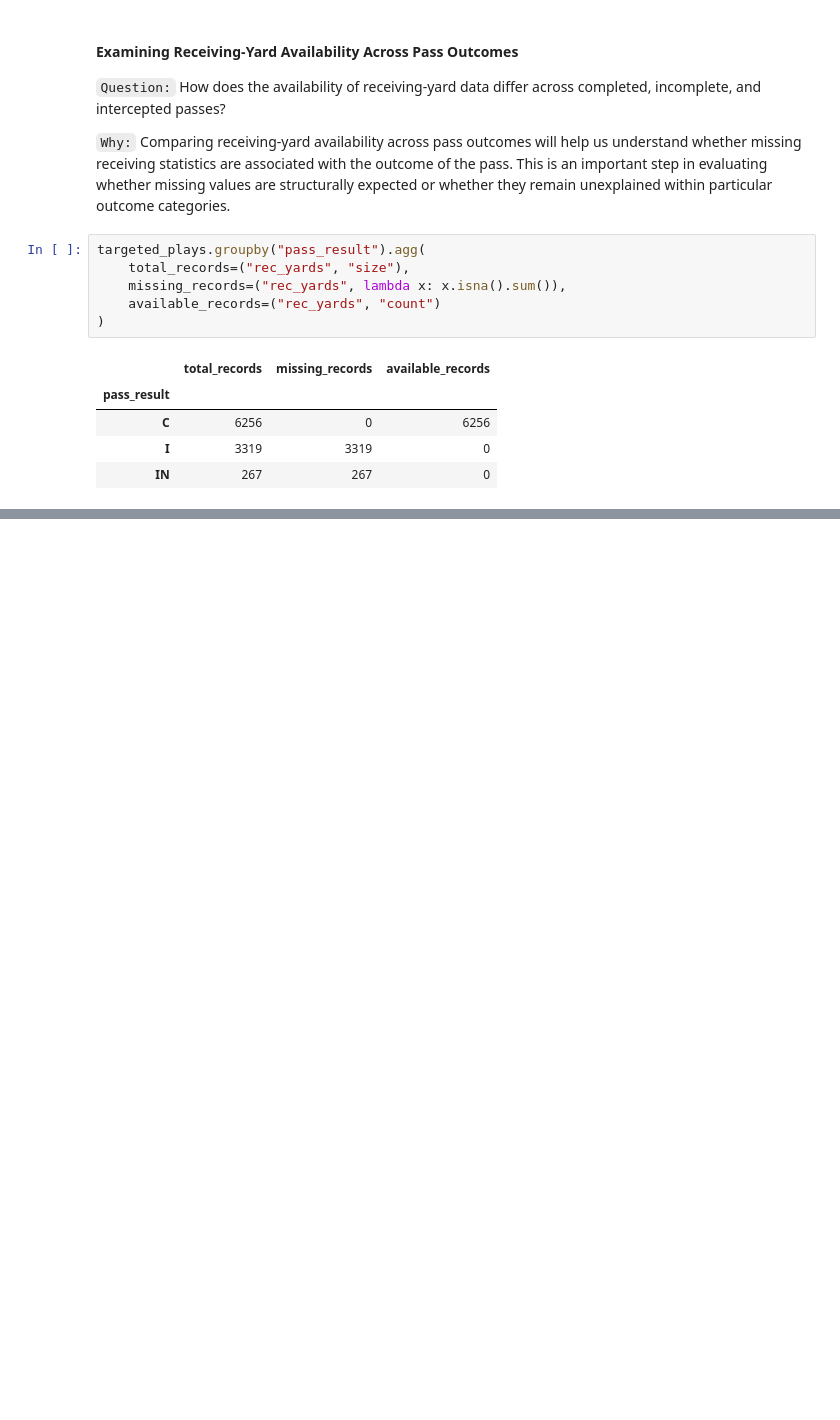
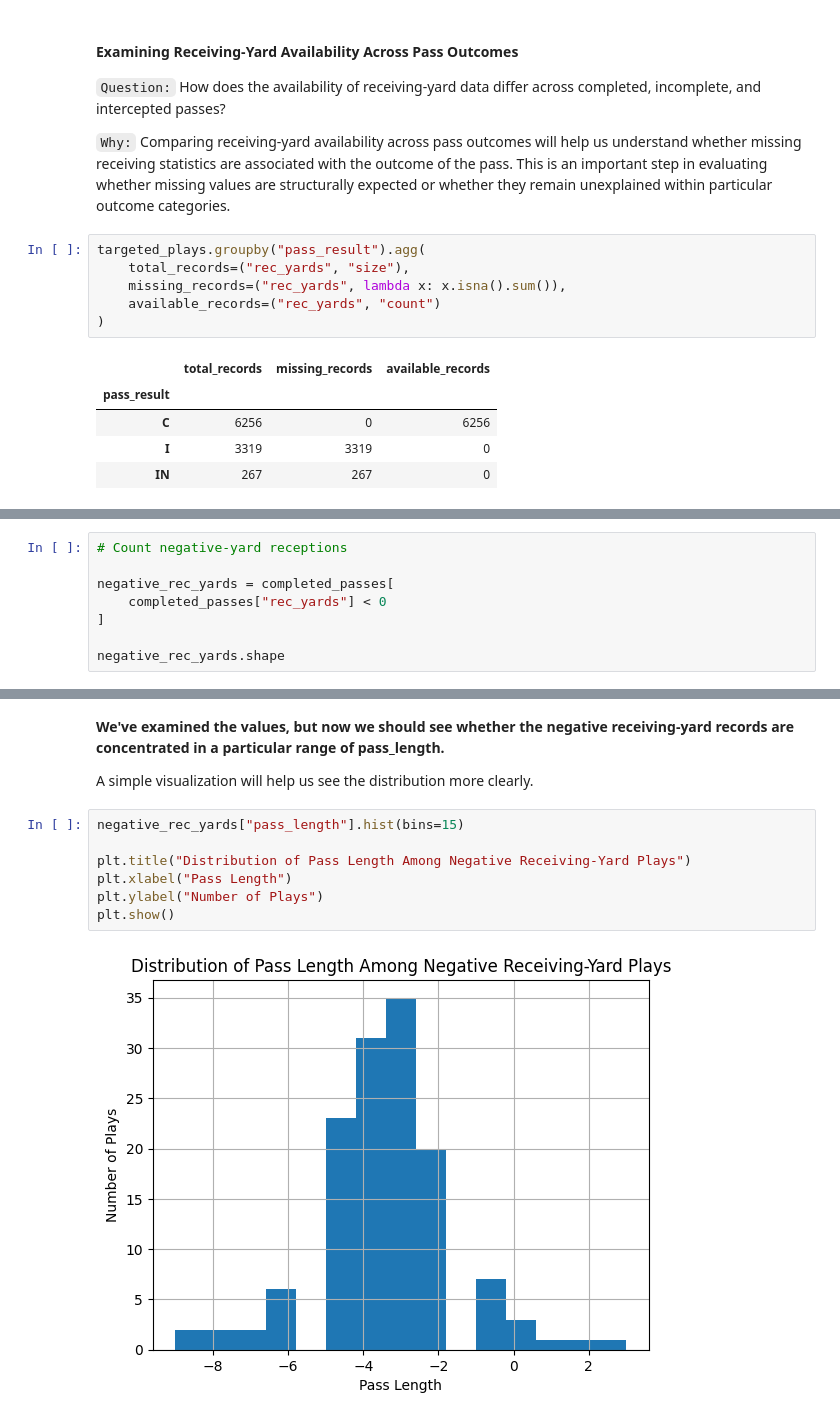
Before and after one commit to M-Codes6/nfl-combine-to-performance-analysis, a Jupyter notebook: notebooks/01_data_understanding.ipynb, the cells around one changed output, grey strips where cells are left out. Saved outputs shown, nothing was run; the diff lists cells and outputs as text; blank space fills up the shorter version.

```diff
--- a/notebooks/01_data_understanding.ipynb
+++ b/notebooks/01_data_understanding.ipynb
@@ -3710,0 +3753,8 @@ targeted_plays.groupby("pass_result").agg(
+# %%
+# Count negative-yard receptions
+
+negative_rec_yards = completed_passes[
+    completed_passes["rec_yards"] < 0
+]
+
+negative_rec_yards.shape
@@ -3710,0 +3930,13 @@ targeted_plays.groupby("pass_result").agg(
+# %% [markdown]
+**We've examined the values, but now we should see whether the negative receiving-yard records are concentrated in a particular range of pass_length.**
+
+A simple visualization will help us see the distribution more clearly.
+# %%
+negative_rec_yards["pass_length"].hist(bins=15)
+
+plt.title("Distribution of Pass Length Among Negative Receiving-Yard Plays")
+plt.xlabel("Pass Length")
+plt.ylabel("Number of Plays")
+plt.show()
+# %% [output]
+[figure, added]
```
Also changed, not shown: parts of 40 cells of this notebook.
